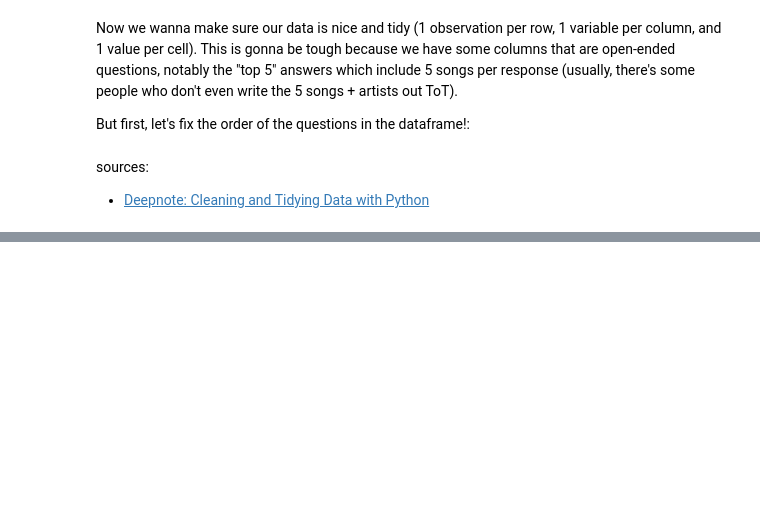
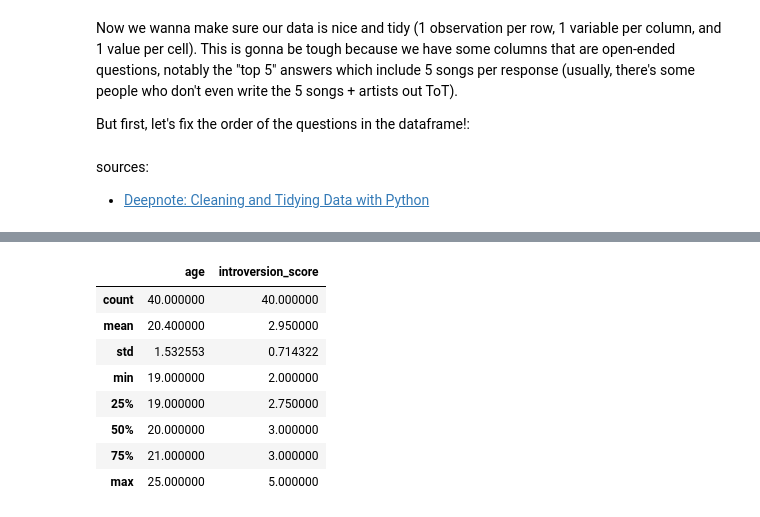
Before and after one commit to aranzahv4/music-motivation-survey-repo, a Jupyter notebook: notebooks/preparing_survey_data.ipynb, the cells around one changed output, grey strips where cells are left out. Saved outputs shown, nothing was run; the diff lists cells and outputs as text; code cells hidden in the pictures; blank space fills up the shorter version.

```diff
--- a/notebooks/preparing_survey_data.ipynb
+++ b/notebooks/preparing_survey_data.ipynb
@@ -631,0 +818,13 @@ sources:
+# %%
+# numerical summary of age and introversion score columns:
+survey_clean_df[['age', 'introversion_score']].describe()
+# %% [output]
+|  | age | introversion_score |
+| count | 40.000000 | 40.000000 |
+| mean | 20.400000 | 2.950000 |
+| std | 1.532553 | 0.714322 |
+| min | 19.000000 | 2.000000 |
+| 25% | 19.000000 | 2.750000 |
+| 50% | 20.000000 | 3.000000 |
+| 75% | 21.000000 | 3.000000 |
+| max | 25.000000 | 5.000000 |
```
Also changed, not shown: parts of 14 cells of this notebook, 4 other files.
